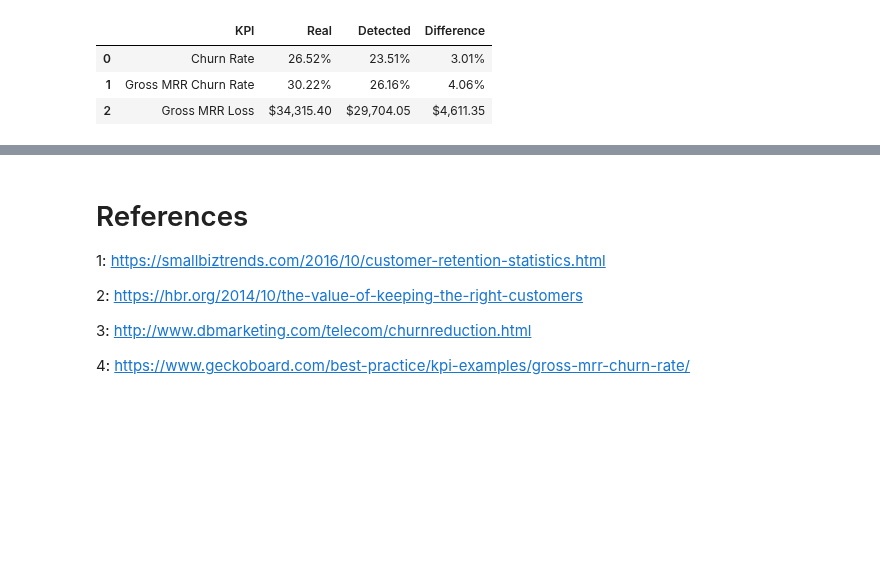
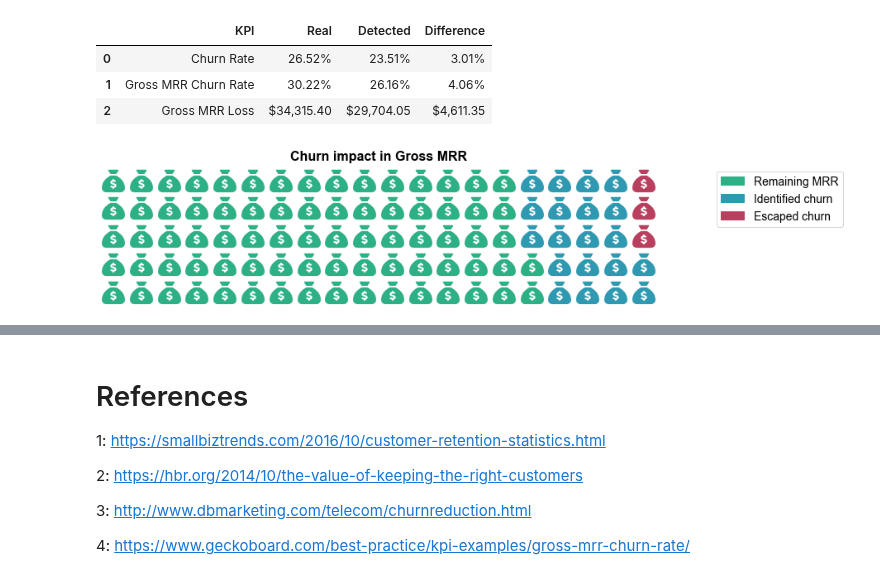
Before and after one commit to cfantecelle/data_science_portfolio, a Jupyter notebook: project_churn/churn_prediction.ipynb, the cells around one changed output, grey strips where cells are left out. Cells and saved outputs as stored; diff of their text form; code cells hidden in the pictures; blank space fills up the shorter version.

Commit message:
Finished Churn Prediction analysis

```diff
--- a/project_churn/churn_prediction.ipynb
+++ b/project_churn/churn_prediction.ipynb
@@ -32,6 +32,7 @@ The data that is used in this project were originally publish as part ot [IBM De
 import pandas as pd
 import numpy as np
 import matplotlib.pyplot as plt
+from pywaffle import Waffle
 import seaborn as sns
 from datetime import datetime
 from sklearn.preprocessing import LabelEncoder, StandardScaler
@@ -55,6 +56,14 @@ df.head()
 
 # Life, the Universe, and Everything
 np.random.seed(42)
+
+# defining plot parameters
+#plt.style.use('dark_background')
+plt.rcParams['font.family'] = 'sans-serif'
+plt.rcParams['font.sans-serif'] = 'Arial'
+plt.rcParams['font.stretch'] = 'normal'
+plt.rcParams['font.style'] = 'normal'
+plt.rcParams['font.variant'] = 'normal'
 # %% [markdown]
 ## Data variables
 
@@ -641,3 +650,26 @@ Gross MRR for the period analysed: $113,543.90
 | 0 | Churn Rate | 26.52% | 23.51% | 3.01% |
 | 1 | Gross MRR Churn Rate | 30.22% | 26.16% | 4.06% |
 | 2 | Gross MRR Loss | $34,315.40 | $29,704.05 | $4,611.35 |
+# %%
+# Plotting results
+fig = plt.figure(FigureClass=Waffle,
+                 figsize=(12,4),
+                 rows=5,
+                 columns=20,
+                 title={'label': 'Churn impact in Gross MRR',
+                        'loc': 'center',
+                        'fontdict': {'fontsize': 16, 'fontweight': 'bold'}},
+                 colors=('#2EB086', '#2E99B0', '#B8405E'),
+                 icons='sack-dollar',
+                 values={'Remaining MRR': 113543.9,
+                         'Identified churn': 29704.05,
+                         'Escaped churn': 4611.35},
+                 legend={'loc': 'upper left',
+                         'bbox_to_anchor': (1.1, 1),
+                         'fontsize': 14},
+                )
+
+fig.set_tight_layout(False)
+plt.show()
+# %% [output]
+[figure, added]
```
Also changed, not shown: parts of 1 cell of this notebook.
